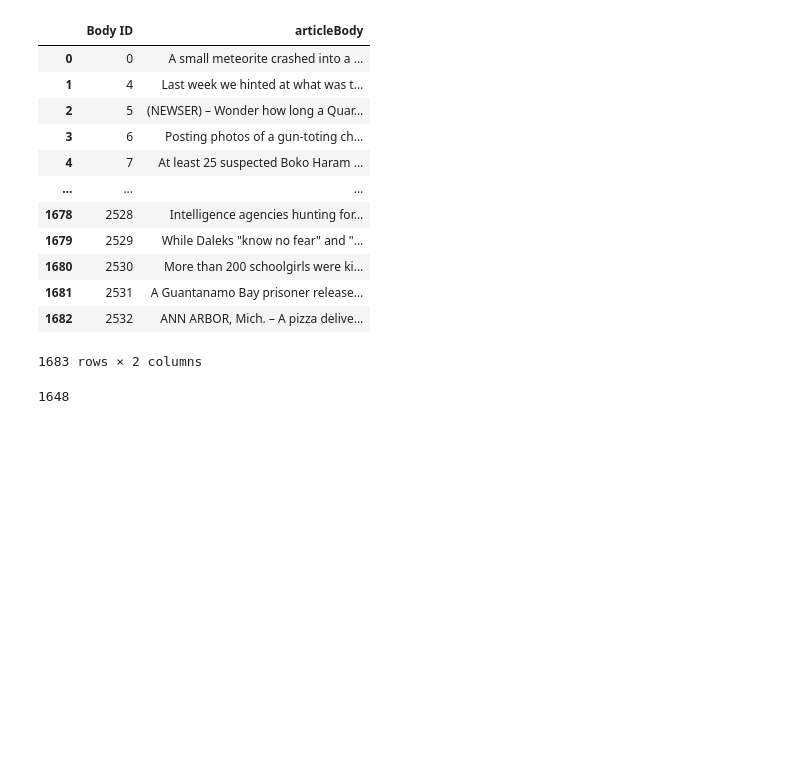
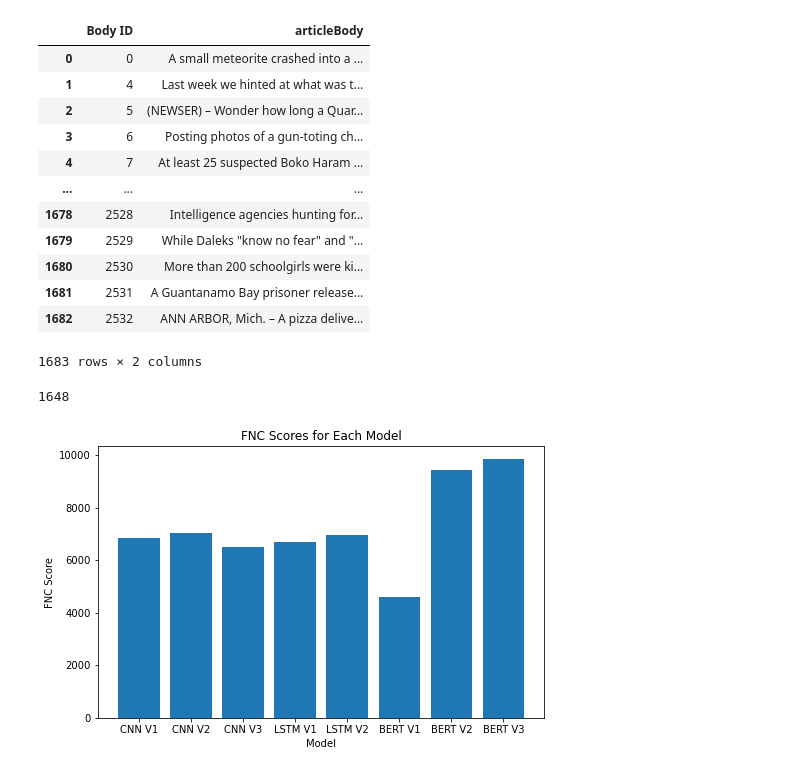
Before and after one commit to awjian/msci-nlp-w22-fnc, a Jupyter notebook: notebooks/data_cleaning.ipynb, the cells around one changed output. Saved outputs shown, nothing was run; the diff lists cells and outputs as text; code cells hidden in the pictures; blank space fills up the shorter version.

```diff
--- a/notebooks/data_cleaning.ipynb
+++ b/notebooks/data_cleaning.ipynb
@@ -109,3 +115,24 @@ train_bodies
 len(train_stances['Headline'].unique())
 # %% [output]
 1648
+# %%
+fnc_scores = {
+    'CNN V1': 6846.5,
+    'CNN V2': 7026.0,
+    'CNN V3': 6499.75,
+    'LSTM V1': 6696.0,
+    'LSTM V2': 6951.0,
+    'BERT V1': 4587.25,
+    'BERT V2': 9434.0,
+    'BERT V3': 9858.0
+}
+
+plt.bar(range(len(fnc_scores)), list(fnc_scores.values()), align='center')
+plt.xticks(range(len(fnc_scores)), list(fnc_scores.keys()))
+plt.title("FNC Scores for Each Model")
+plt.xlabel("Model")
+plt.ylabel("FNC Score")
+rcParams['figure.figsize'] = 8, 5
+plt.show()
+# %% [output]
+[figure, added]
```
Also changed, not shown: parts of 4 cells of this notebook, 1 other file.
